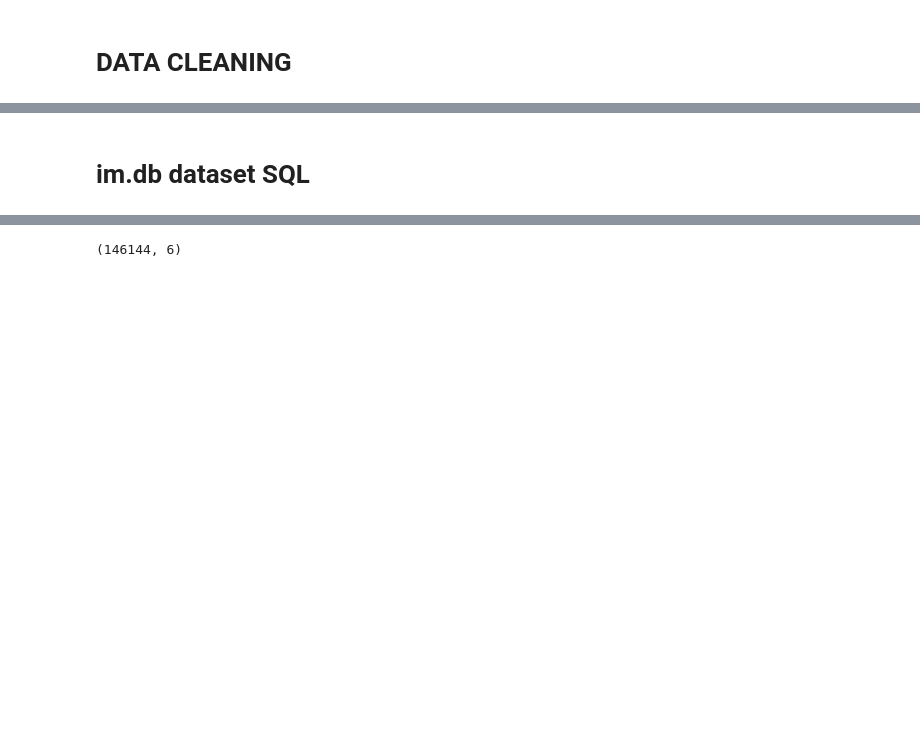
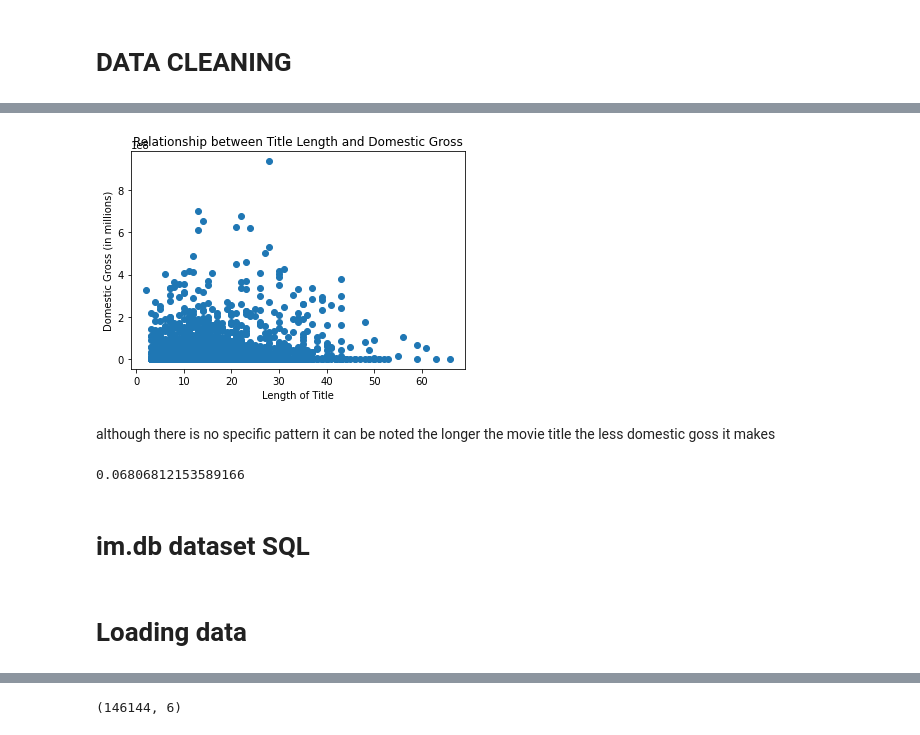
Before and after one commit to williamm243/dsc-phase-1-project-v2-4-new, a Jupyter notebook: Phase_project/student.ipynb, the cells around one changed output, grey strips where cells are left out. Cells and saved outputs as stored; diff of their text form; code cells hidden in the pictures; blank space fills up the shorter version.

```diff
--- a/Phase_project/student.ipynb
+++ b/Phase_project/student.ipynb
@@ -141,5 +210,23 @@ project_data['studio'].fillna(project_data['studio'].mode()[0], inplace = True)
+# %%
+project_data['title_length'] = project_data['title'].str.len()
+# %%
+plt.scatter(project_data['title_length'], project_data['domestic_gross'])
+plt.xlabel('Length of Title')
+plt.ylabel('Domestic Gross (in millions)')
+plt.title('Relationship between Title Length and Domestic Gross')
+plt.show()
+# %% [output]
+[figure, added]
+# %% [markdown]
+although there is no specific pattern it can be noted the longer the movie title the less  domestic goss it makes
+# %%
+project_data['title_length'].corr(project_data['domestic_gross'])
+# %% [output]
+0.06806812153589166
 # %% [markdown]
 # im.db dataset SQL
+# %% [markdown]
+# Loading data
 # %%
 import sqlite3
 import pandas as pd
```
Also changed, not shown: parts of 49 cells of this notebook.
